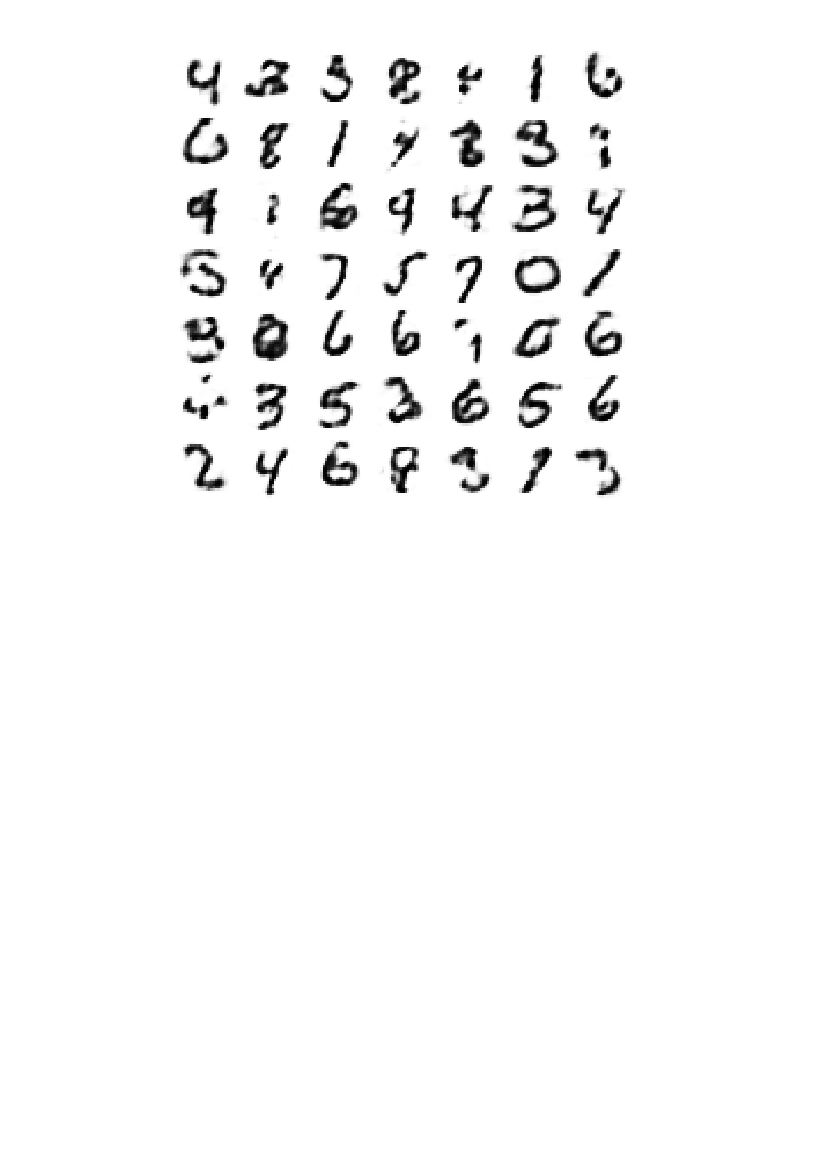
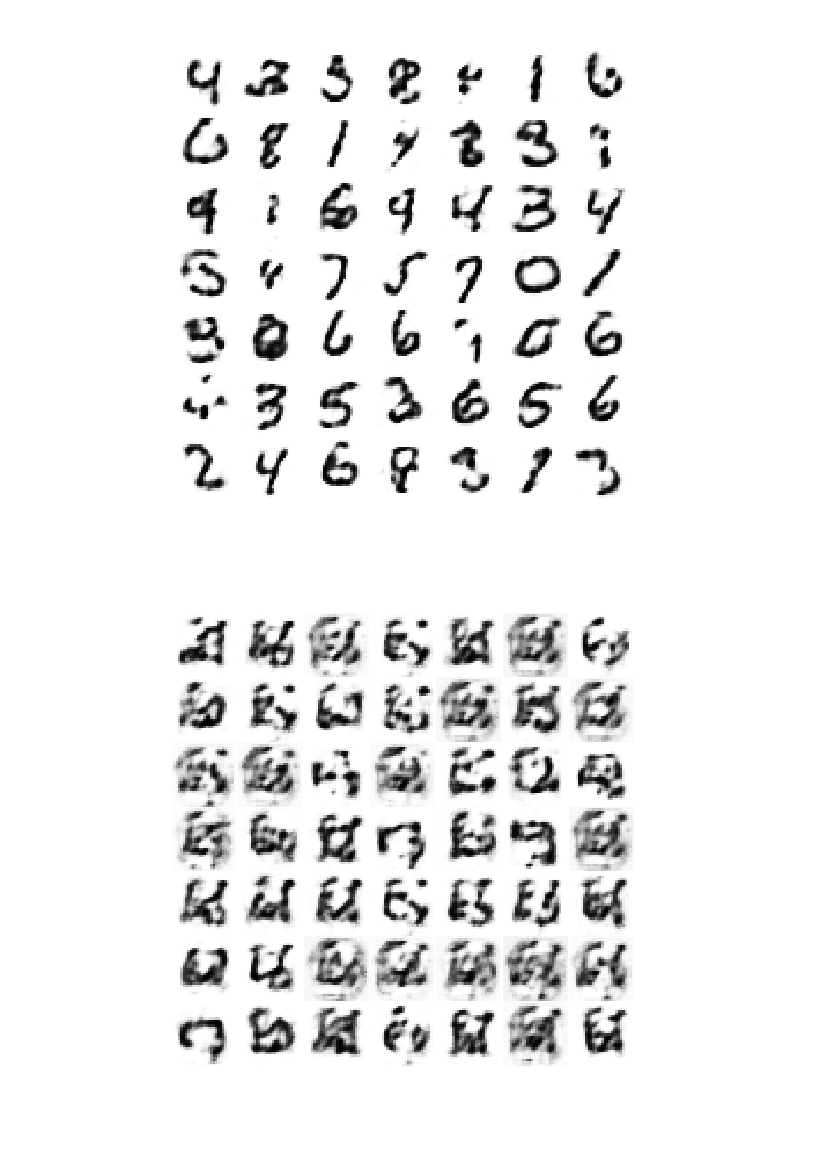
Before and after one commit to briantimar/denoising-rbms, a Jupyter notebook: plot_results_clean_nonpersistent.ipynb, the cells around one changed output. Drawn from its saved outputs; the diff is of its cells as text; code cells hidden in the pictures; blank space fills up the shorter version.

```diff
--- a/plot_results_clean_nonpersistent.ipynb
+++ b/plot_results_clean_nonpersistent.ipynb
@@ -53,3 +53,8 @@ fig, ax = do_square_plot(probs_dataseed, s)
 fig.savefig(savedir+"trained_probs_dataseed.png")
 # %% [output]
 [figure]
+# %%
+fig, ax = do_square_plot(probs_randseed, s)
+fig.savefig(savedir+"trained_probs_randseed.png")
+# %% [output]
+[figure, added]
```
Also changed, not shown: parts of 1 cell of this notebook, 10 other files.
